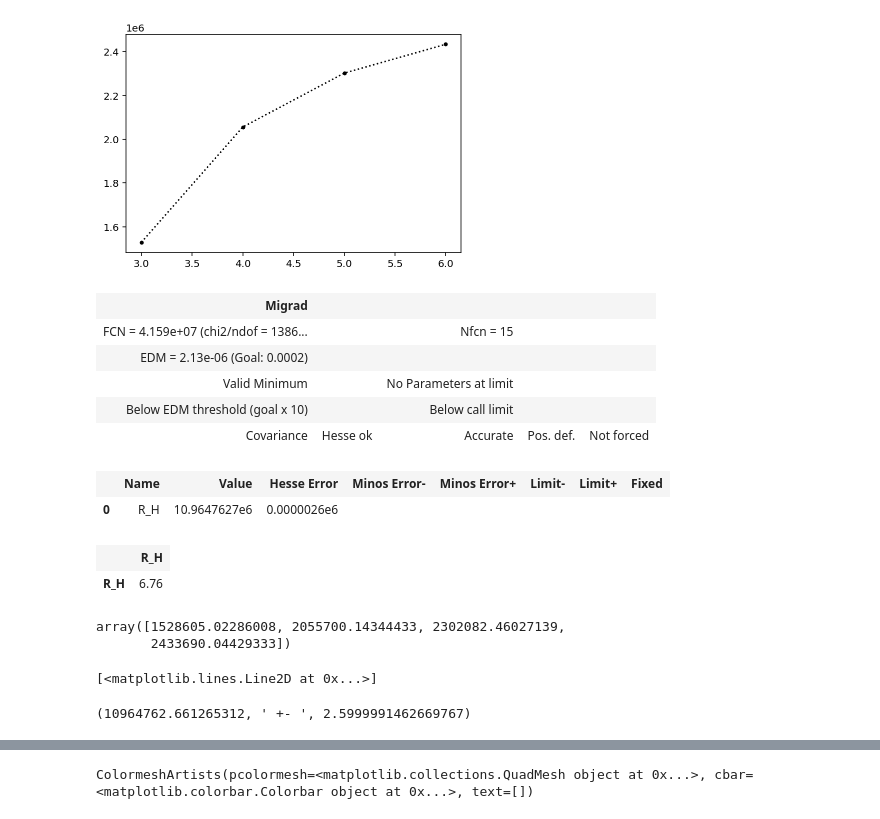
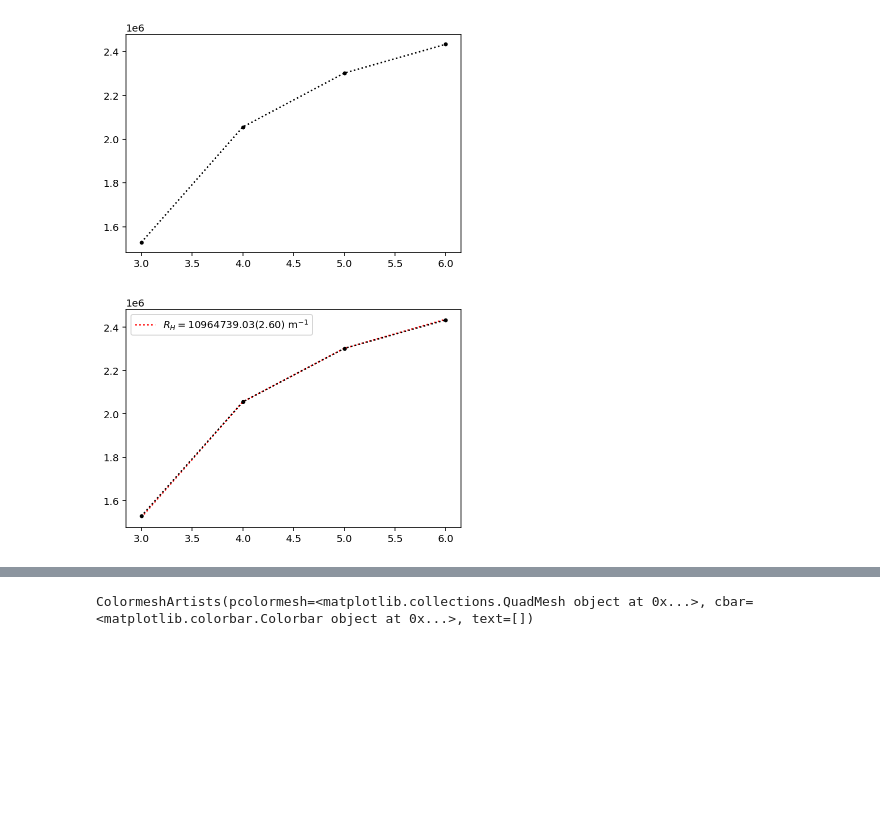
Before and after one commit to mattiasotgia/E6_sim_prism, a Jupyter notebook: testing_MC_sim_lambda.ipynb, the cells around one changed output, grey strips where cells are left out. Drawn from its saved outputs; the diff is of its cells as text; code cells hidden in the pictures; blank space fills up the shorter version.

```diff
--- a/svarioni.ipynb
+++ b/testing_MC_sim_lambda.ipynb
@@ -108,29 +108,23 @@ m1 = Minuit(c, R_H=1)
-# %%
-m1.migrad()
-# %% [output]
-| Migrad |  |  |  |  |
-| FCN = 4.159e+07 (chi2/ndof = 1386... |  | Nfcn = 15 |  |  |
-| EDM = 2.13e-06 (Goal: 0.0002) |  |  |  |  |
-| Valid Minimum |  | No Parameters at limit |  |  |
-| Below EDM threshold (goal x 10) |  | Below call limit |  |  |
-| Covariance | Hesse ok | Accurate | Pos. def. | Not forced |
-|  | Name | Value | Hesse Error | Minos Error- | Minos Error+ | Limit- | Limit+ | Fixed |
-| 0 | R_H | 10.9647627e6 | 0.0000026e6 |  |  |  |  |  |
-|  | R_H |
-| R_H | 6.76 |
-# %%
-one_over_λ_θ_dep
-# %% [output]
-array([1528605.02286008, 2055700.14344433, 2302082.46027139,
-       2433690.04429333])
-# %%
-ax.plot(c.x, model(c.x, *m1.values), 'r:')
-# %% [output]
-[<matplotlib.lines.Line2D at 0x...>]
-# %%
-m1.values.to_dict()['R_H'], ' +- ', m1.errors.to_dict()['R_H']
-# %% [output]
-(10964762.661265312, ' +- ', 2.5999991462669767)
+# %%
+import iminuit
+from iminuit import cost, Minuit
+
+def model(m, R_H):
+    return R_H*(0.25-1/m**2)
+
+c = cost.LeastSquares(m,one_over_λ_θ_dep,yerror=np.ones_like(m),model=model)
+m1 = Minuit(c, R_H=1)
+m1.migrad()
+
+from uncertainties import ufloat
+
+R_H1 = ufloat(m1.values.to_dict()['R_H'], m1.errors.to_dict()['R_H'])
+
+ax.plot(c.x, model(c.x, *m1.values), 'r:', label=f'$R_H = {R_H1:.3uS}$ m$^{{-1}}$')
+ax.legend()
+fig
+# %% [output]
+[figure, added]
 # %%
 rnd = ROOT.TRandom3(2358972405)
 
```
Also changed, not shown: parts of 16 cells of this notebook.
